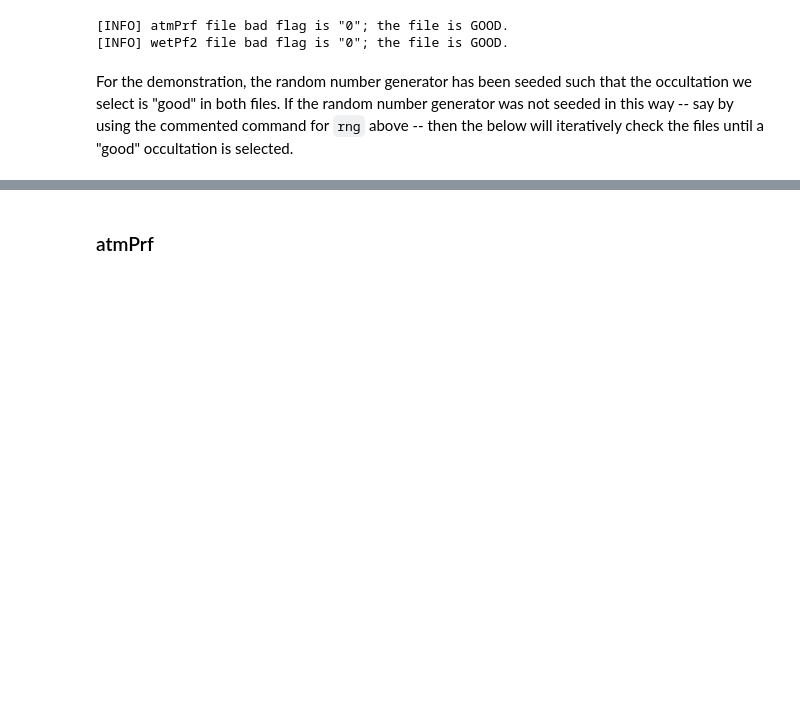
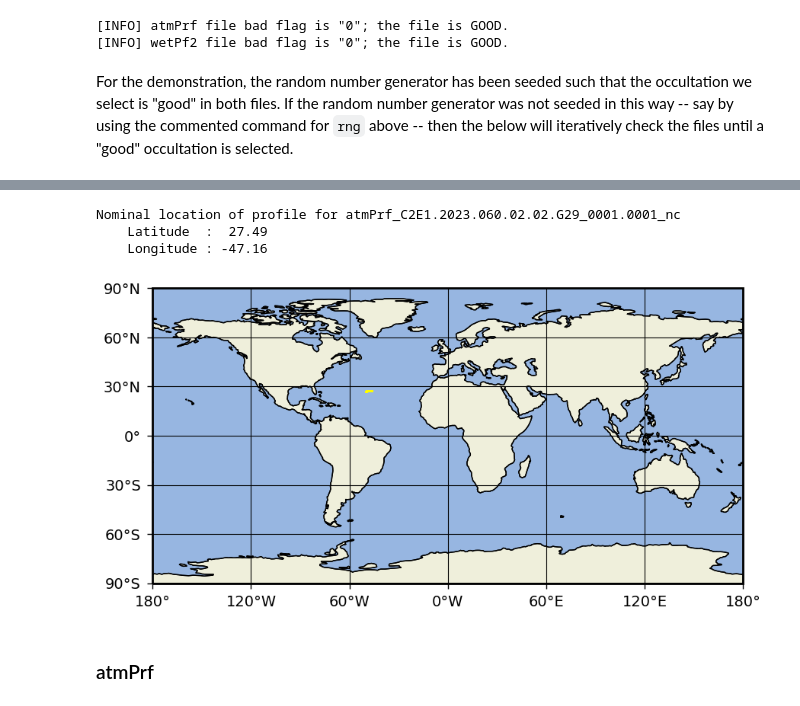
Before and after one commit to cosmic-sysadmin/GNSSRSC-2023, a Jupyter notebook: jupyter-notebooks/neutral_atmos_lab.ipynb, the cells around one changed output, grey strips where cells are left out. Drawn from its saved outputs; the diff is of its cells as text; code cells hidden in the pictures; blank space fills up the shorter version.

```diff
--- a/jupyter-notebooks/neutral_atmos_lab.ipynb
+++ b/jupyter-notebooks/neutral_atmos_lab.ipynb
@@ -236,3 +245,44 @@ print(f'[INFO] wetPf2 file bad flag is "{wetPf2_bad_flag}"; the file is {wetPf2_
+# %%
+# Extract the nominal latitude and longitude
+nom_lat = atmPrf_ncid_now.lat
+nom_lon = atmPrf_ncid_now.lon
+full_lat = atmPrf_ncid_now.variables['Lat'][:]
+full_lon = atmPrf_ncid_now.variables['Lon'][:]
+
+# Information
+print(f'Nominal location of profile for {atmPrf_fname_short_now}')
+print(f'    Latitude  : {nom_lat:6.2f}')
+print(f'    Longitude : {nom_lon:6.2f}')
+# %% [output]
+Nominal location of profile for atmPrf_C2E1.2023.060.02.02.G29_0001.0001_nc
+    Latitude  :  27.49
+    Longitude : -47.16
+# %%
+"""
+Map the profile location
+"""
+# Generate the figure and axis objects with a map projection
+fig, axs = plt.subplots(nrows=1, ncols=1, figsize=(10,6), subplot_kw={'projection': ccrs.PlateCarree()})
+axs.set_extent([-180,180,-90,90],crs=ccrs.PlateCarree())
+# Add coastlines
+axs.coastlines()
+# Fill in land and water with colors
+axs.add_feature(cfeature.OCEAN, zorder=0)
+axs.add_feature(cfeature.LAND, zorder=0, edgecolor='black')
+# Add grids and labels
+axs.gridlines(color='black')
+axs.set_xticks([-180, -120, -60, 0, 60, 120, 180], crs=ccrs.PlateCarree())
+axs.set_yticks([-90, -60, -30, 0, 30, 60, 90], crs=ccrs.PlateCarree())
+lon_formatter = LongitudeFormatter(zero_direction_label=True)
+lat_formatter = LatitudeFormatter()
+axs.xaxis.set_major_formatter(lon_formatter)
+axs.yaxis.set_major_formatter(lat_formatter)
+# Add scatter values
+av1 = axs.scatter(full_lon,full_lat,s=1,color='yellow',transform=ccrs.PlateCarree())
+# Show the plot
+plt.show()
+# %% [output]
+[figure, added]
 # %% [markdown]
 ### atmPrf
 # %% [markdown]
```
Also changed, not shown: parts of 25 cells of this notebook, 1 other file.
